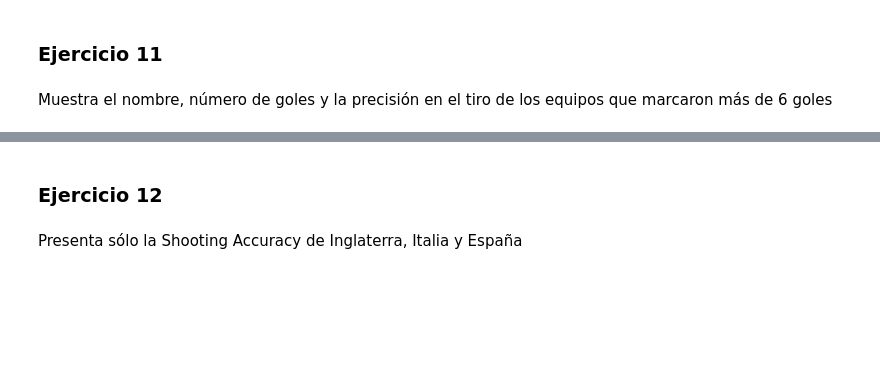
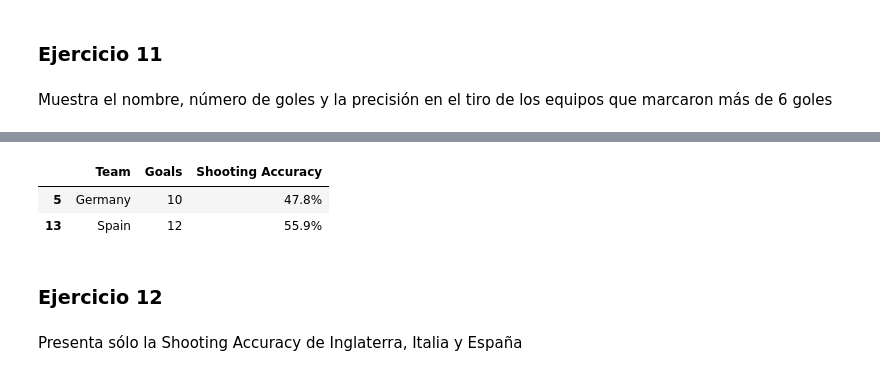
Before and after one commit to SaraManz/ONLINE_DS_THEBRIDGE_SARAMANZ, a Jupyter notebook: 02_Programacion_y_Herramientas_Avanzadas/Sprint_04 (PRACTICA)/Unidad_02/Ejercicios_Workout/12_Ejercicios_Series.ipynb, the cells around one changed output, grey strips where cells are left out. Saved outputs shown, nothing was run; the diff lists cells and outputs as text; code cells hidden in the pictures; blank space fills up the shorter version.

```diff
--- a/02_Programacion_y_Herramientas_Avanzadas/Sprint_04 (PRACTICA)/Unidad_02/Ejercicios_Workout/12_Ejercicios_Series.ipynb
+++ b/02_Programacion_y_Herramientas_Avanzadas/Sprint_04 (PRACTICA)/Unidad_02/Ejercicios_Workout/12_Ejercicios_Series.ipynb
@@ -253,3 +270,10 @@ Muestra el nombre, número de goles y la precisión en el tiro de los equipos qu
+# %%
+condicion = df_euro12['Goals'] > 6
+df_euro12.loc[condicion, ['Team', 'Goals', 'Shooting Accuracy']]
+# %% [output]
+|  | Team | Goals | Shooting Accuracy |
+| 5 | Germany | 10 | 47.8% |
+| 13 | Spain | 12 | 55.9% |
 # %% [markdown]
 ### Ejercicio 12
 # %% [markdown]
```
Also changed, not shown: parts of 6 cells of this notebook.
